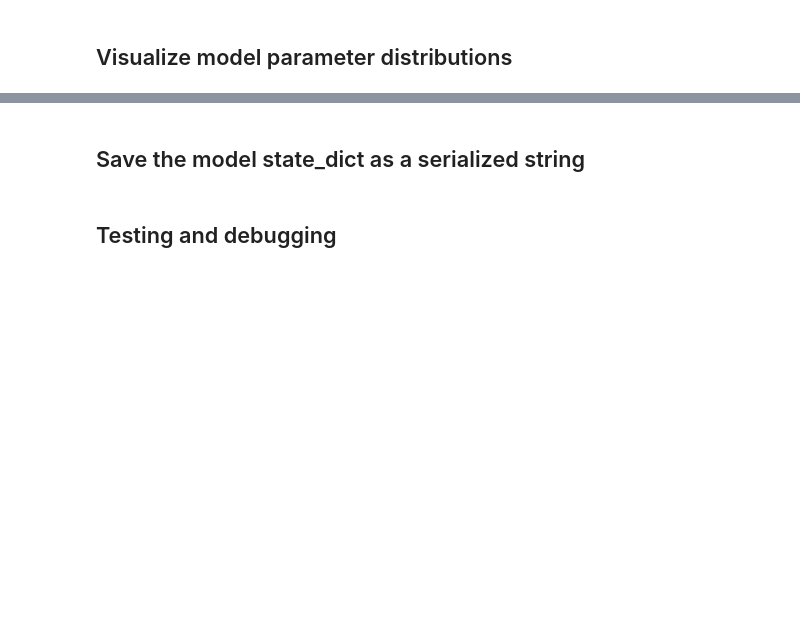
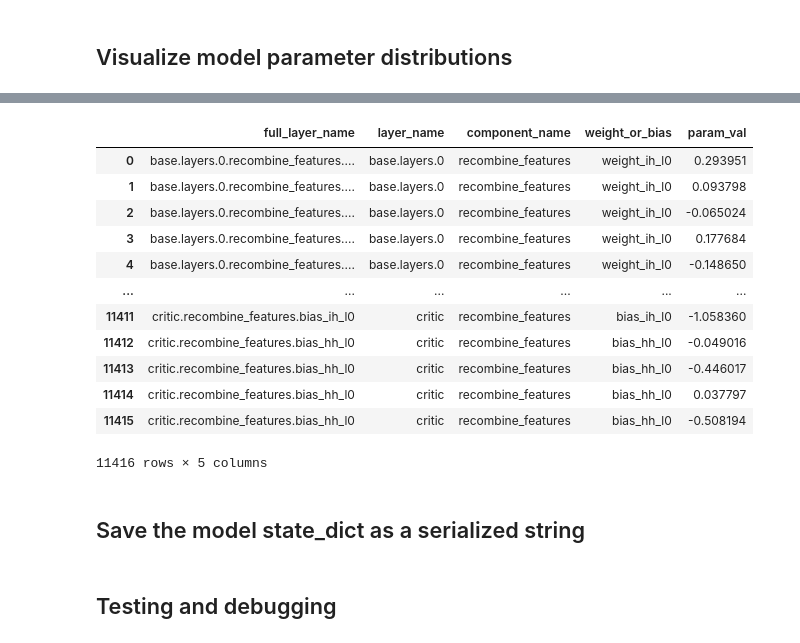
Before and after one commit to IsaiahPressman/Kaggle_Santa_2020, a Jupyter notebook: RL_Santa.ipynb, the cells around one changed output, grey strips where cells are left out. Saved outputs shown, nothing was run; the diff lists cells and outputs as text; code cells hidden in the pictures; blank space fills up the shorter version.

```diff
--- a/RL_Santa.ipynb
+++ b/RL_Santa.ipynb
@@ -608,3 +516,19 @@ sns.displot(
+# %%
+params_df
+# %% [output]
+|  | full_layer_name | layer_name | component_name | weight_or_bias | param_val |
+| 0 | base.layers.0.recombine_features.... | base.layers.0 | recombine_features | weight_ih_l0 | 0.293951 |
+| 1 | base.layers.0.recombine_features.... | base.layers.0 | recombine_features | weight_ih_l0 | 0.093798 |
+| 2 | base.layers.0.recombine_features.... | base.layers.0 | recombine_features | weight_ih_l0 | -0.065024 |
+| 3 | base.layers.0.recombine_features.... | base.layers.0 | recombine_features | weight_ih_l0 | 0.177684 |
+| 4 | base.layers.0.recombine_features.... | base.layers.0 | recombine_features | weight_ih_l0 | -0.148650 |
+| ... | ... | ... | ... | ... | ... |
+| 11411 | critic.recombine_features.bias_ih_l0 | critic | recombine_features | bias_ih_l0 | -1.058360 |
+| 11412 | critic.recombine_features.bias_hh_l0 | critic | recombine_features | bias_hh_l0 | -0.049016 |
+| 11413 | critic.recombine_features.bias_hh_l0 | critic | recombine_features | bias_hh_l0 | -0.446017 |
+| 11414 | critic.recombine_features.bias_hh_l0 | critic | recombine_features | bias_hh_l0 | 0.037797 |
+| 11415 | critic.recombine_features.bias_hh_l0 | critic | recombine_features | bias_hh_l0 | -0.508194 |
+11416 rows × 5 columns
 # %%
 full_layer_name = []
 layer_name = []
```
Also changed, not shown: parts of 20 cells of this notebook, 4 other files.
